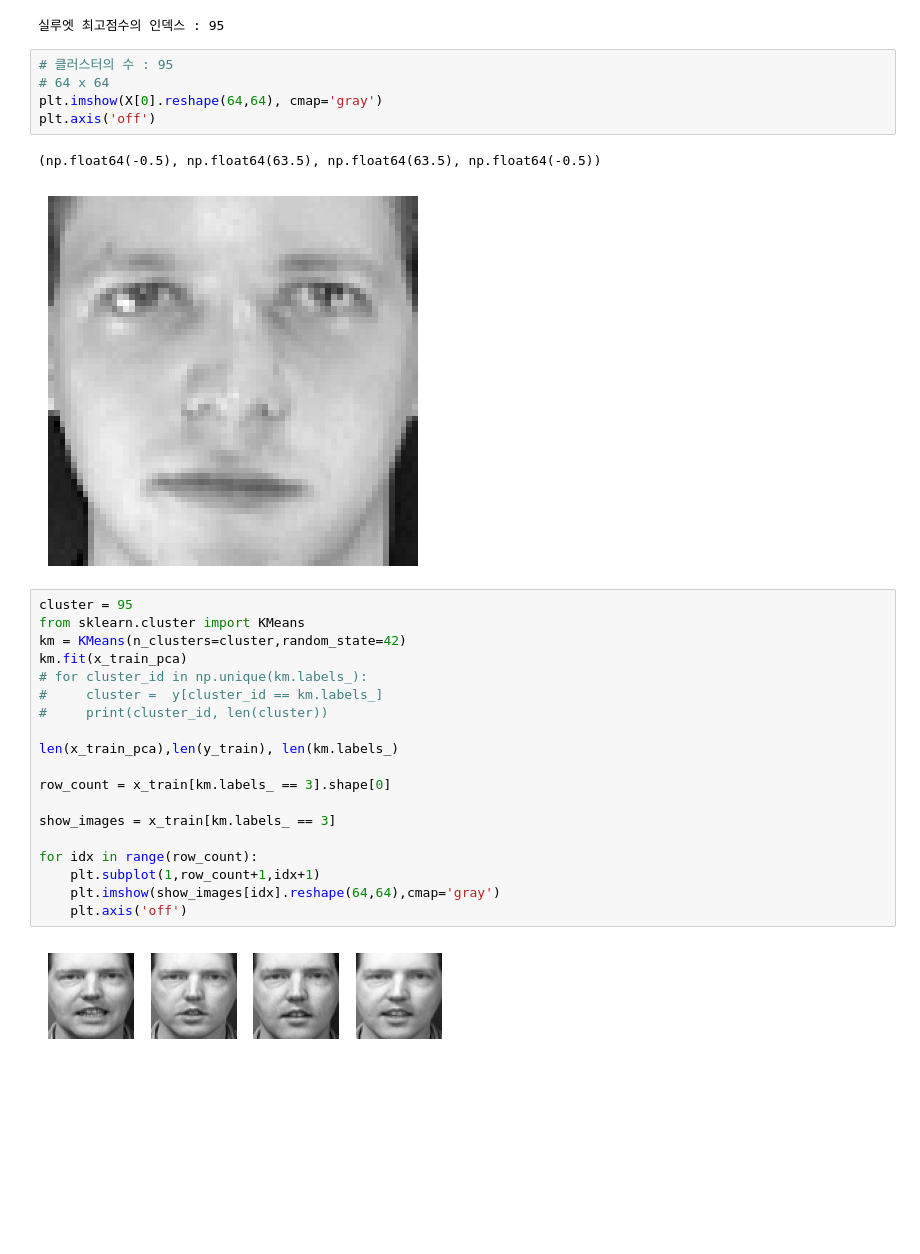
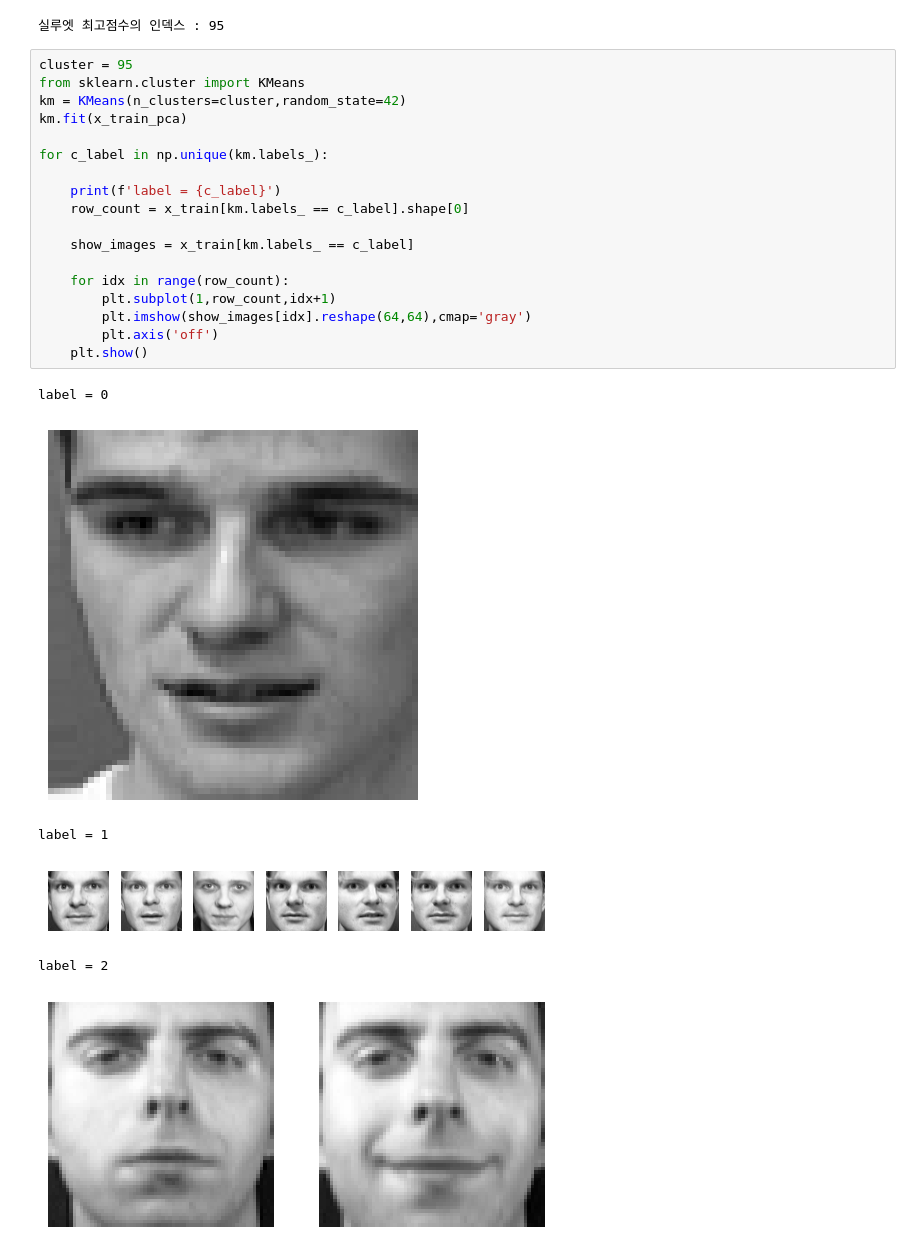
Before and after one commit to skn29teacher/skn29_lecture, a Jupyter notebook: 머신러닝/09.군집/실습.ipynb, the cells around one changed output. Cells and saved outputs as stored; diff of their text form; blank space fills up the shorter version.

```diff
--- a/머신러닝/09.군집/실습.ipynb
+++ b/머신러닝/09.군집/실습.ipynb
@@ -101,32 +101,28 @@ print(f'실루엣 최고점수의 인덱스 : {k_range[np.argmax(sillhouet_score
 # %% [output]
 [figure]
 실루엣 최고점수의 인덱스 : 95
-# %%
-# 클러스터의 수 : 95
-# 64 x 64
-plt.imshow(X[0].reshape(64,64), cmap='gray')
-plt.axis('off')
-# %% [output]
-(np.float64(-0.5), np.float64(63.5), np.float64(63.5), np.float64(-0.5))
-[figure, removed]
 # %%
 cluster = 95
 from sklearn.cluster import KMeans
 km = KMeans(n_clusters=cluster,random_state=42)
 km.fit(x_train_pca)
-# for cluster_id in np.unique(km.labels_):
-#     cluster =  y[cluster_id == km.labels_]
-#     print(cluster_id, len(cluster))
 
-len(x_train_pca),len(y_train), len(km.labels_)
+for c_label in np.unique(km.labels_):
 
-row_count = x_train[km.labels_ == 3].shape[0]
+    print(f'label = {c_label}')
+    row_count = x_train[km.labels_ == c_label].shape[0]
 
-show_images = x_train[km.labels_ == 3]
+    show_images = x_train[km.labels_ == c_label]
 
-for idx in range(row_count):
-    plt.subplot(1,row_count+1,idx+1)
-    plt.imshow(show_images[idx].reshape(64,64),cmap='gray')
-    plt.axis('off')
+    for idx in range(row_count):
+        plt.subplot(1,row_count,idx+1)
+        plt.imshow(show_images[idx].reshape(64,64),cmap='gray')
+        plt.axis('off')
+    plt.show()
 # %% [output]
+label = 0
-[figure, old version]
+[figure, new version]
+label = 1
+[figure, added]
+label = 2
+[figure, added]
```
Also changed, not shown: parts of 1 cell of this notebook.
